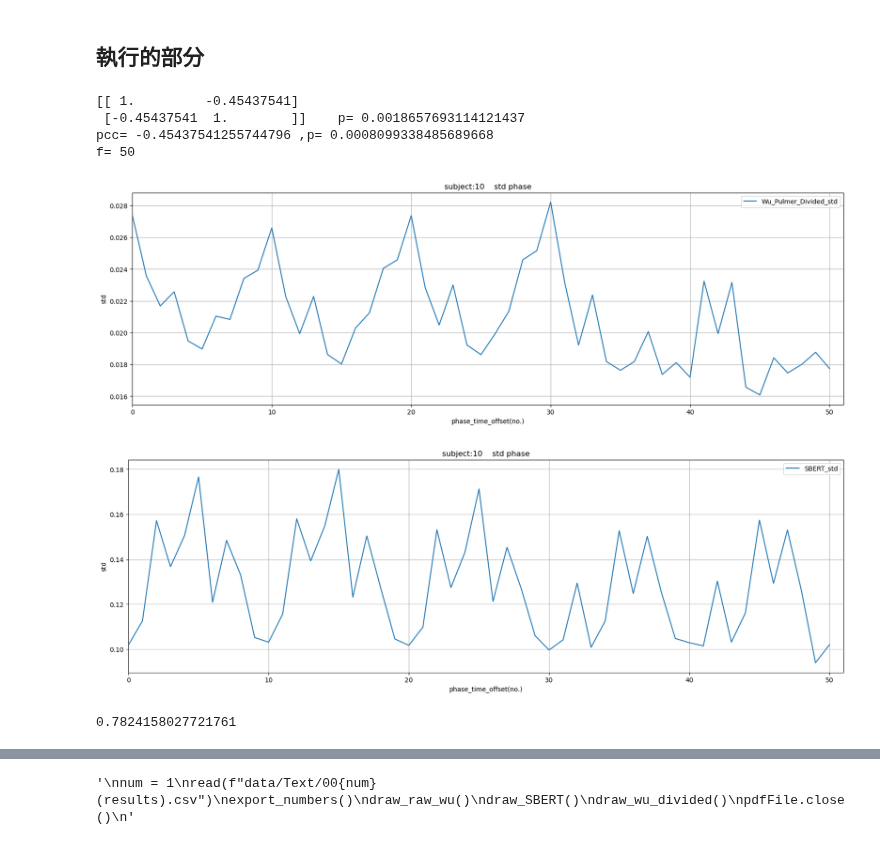
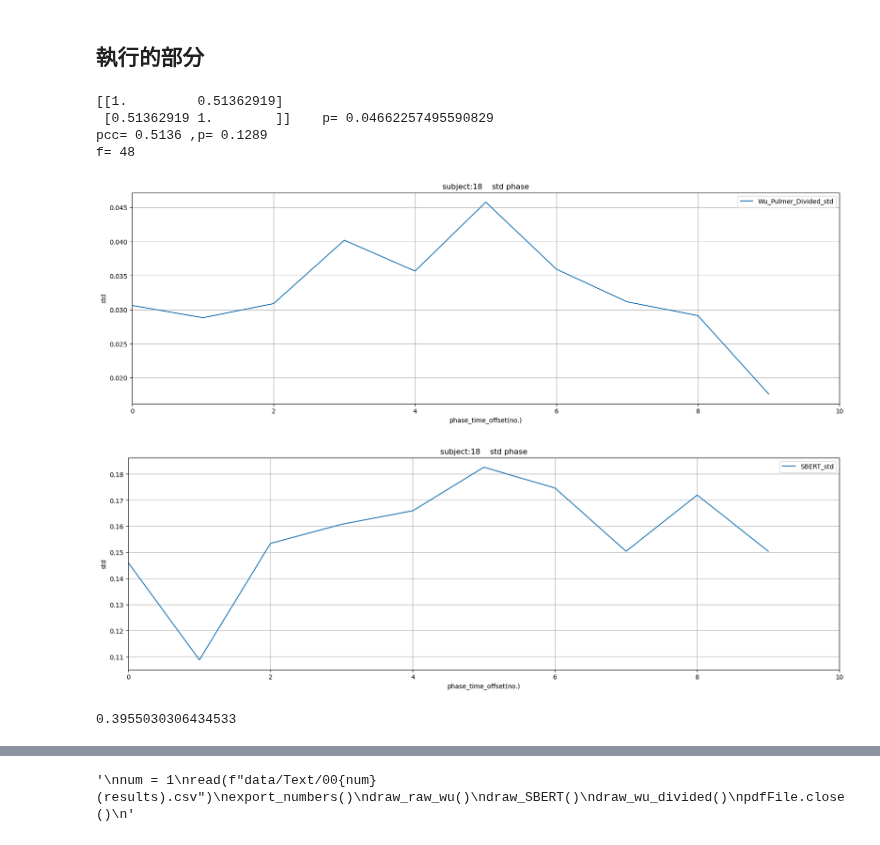
Before and after one commit to changtommy16/Semantic_SBERT, a Jupyter notebook: results_to_chart.ipynb, the cells around one changed output, grey strips where cells are left out. Cells and saved outputs as stored; diff of their text form; code cells hidden in the pictures.

```diff
--- a/results_to_chart.ipynb
+++ b/results_to_chart.ipynb
@@ -198,7 +198,7 @@ else:
 
     for num in range (start_subject,end_subject+1):
         try:
-            read(f"data/Text/0{subject}(wholehalff{namefreq}_{namestartt}_{nameendt}_{num}).csv")
+            read(f"data/Text/0{subject}(halfpeakstep_phasef{namefreq}_{namestartt}_{nameendt}_{num}).csv")
             std1.append(statistics.pstdev(Wu_Pulmer_Divided) )
             std2.append(statistics.pstdev(SBERT) )
 
@@ -211,45 +211,45 @@ else:
 
     plt.xlabel("phase_time_offset(no.)")
     plt.ylabel("std")
     plt.title(f"subject:{subject}    std phase")
     plt.grid()
     plt.xlim(0,len(std2))
     plt.ylim()
     plt.legend()
     plt.show
     pdfFile.savefig(fig)
     fig = plt.figure(figsize=(20,6))
 
     plt.plot(std2, label = "SBERT_std")
     plt.xlabel("phase_time_offset(no.)")
     plt.ylabel("std")
     plt.title(f"subject:{subject}    std phase")
     plt.grid()
     plt.xlim(0,len(std2))
     plt.ylim()
     plt.legend()
     plt.show
     pdfFile.savefig(fig)
     pdfFile.close()
 
 
     correlation, p = scipy.stats.kendalltau(std1, std2)
     print(np.corrcoef(std1, std2), "   p=",p)
     pccs = pearsonr(std1, std2)
-    print("pcc=",pccs[0],",p=",pccs[1])
+    print("pcc=",round(pccs[0],4),",p=",round(pccs[1],4))
     print( "f=",namefreq)
 # %% [output]
-[[ 1.         -0.45437541]
- [-0.45437541  1.        ]]    p= 0.0018657693114121437
-pcc= -0.45437541255744796 ,p= 0.0008099338485689668
-f= 50
+[[1.         0.51362919]
+ [0.51362919 1.        ]]    p= 0.04662257495590829
+pcc= 0.5136 ,p= 0.1289
+f= 48
-[figure, old version]
+[figure, new version]
-[figure, old version]
+[figure, new version]
 # %%
 distance = dtw.distance(std1, std2, window = 10)
 print(distance)
 # %% [output]
-0.7824158027721761
+0.3955030306434533
 # %%
 duration = 1.0
 fs = 1
```
Also changed, not shown: parts of 2 cells of this notebook, 5 other files.
